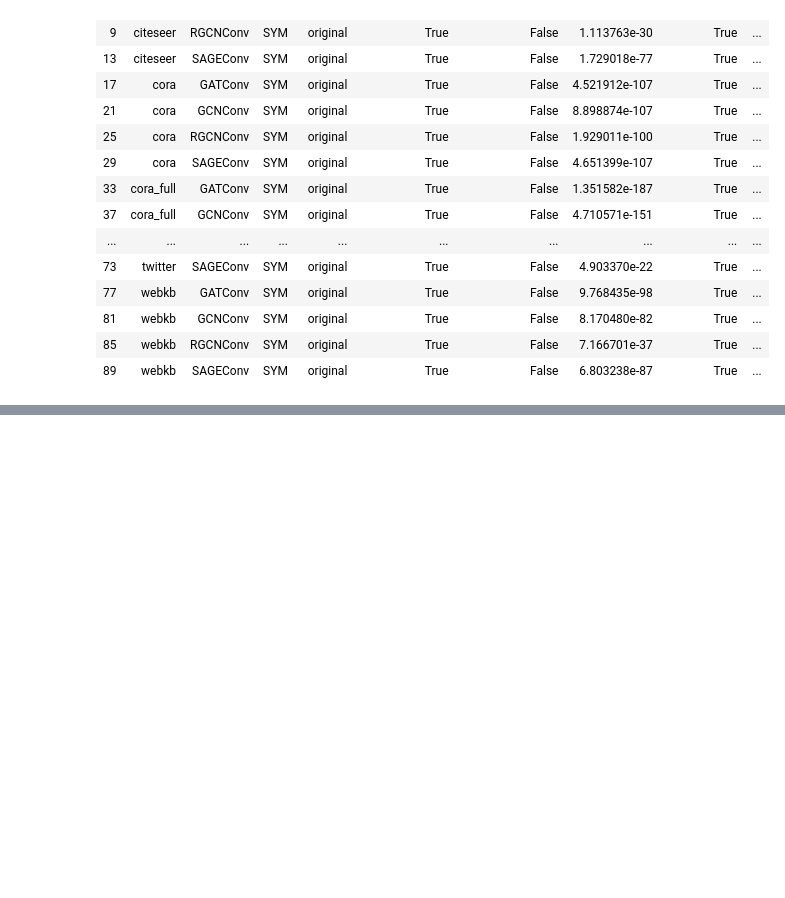
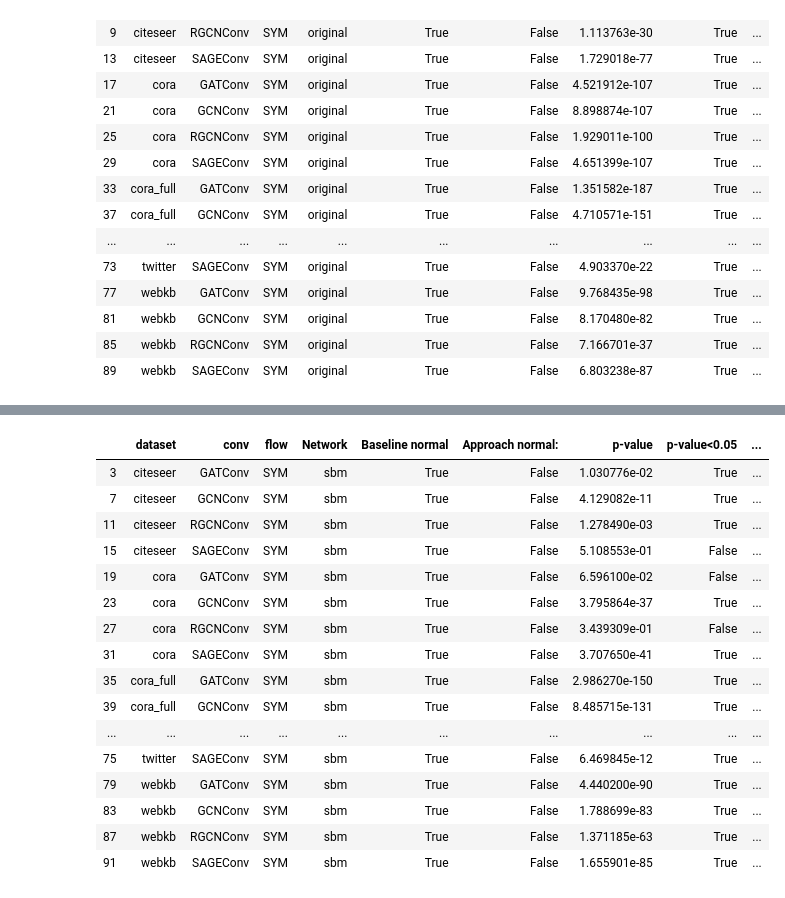
Before and after one commit to sqrhussain/structure-in-gnn, a Jupyter notebook: notebooks/statistical_significance.ipynb, the cells around one changed output, grey strips where cells are left out. Saved outputs shown, nothing was run; the diff lists cells and outputs as text; code cells hidden in the pictures; blank space fills up the shorter version.

Commit message:
Update statistical significance notebook.

```diff
--- a/notebooks/statistical_significance.ipynb
+++ b/notebooks/statistical_significance.ipynb
@@ -125,0 +126,20 @@ statistical_significances_df[(statistical_significances_df.Network=='conf')]
+# %%
+statistical_significances_df[(statistical_significances_df.Network=='sbm')]
+# %% [output]
+|  | dataset | conv | flow | Network | Baseline normal | Approach normal: | p-value | p-value<0.05 | ... |
+| 3 | citeseer | GATConv | SYM | sbm | True | False | 1.030776e-02 | True | ... |
+| 7 | citeseer | GCNConv | SYM | sbm | True | False | 4.129082e-11 | True | ... |
+| 11 | citeseer | RGCNConv | SYM | sbm | True | False | 1.278490e-03 | True | ... |
+| 15 | citeseer | SAGEConv | SYM | sbm | True | False | 5.108553e-01 | False | ... |
+| 19 | cora | GATConv | SYM | sbm | True | False | 6.596100e-02 | False | ... |
+| 23 | cora | GCNConv | SYM | sbm | True | False | 3.795864e-37 | True | ... |
+| 27 | cora | RGCNConv | SYM | sbm | True | False | 3.439309e-01 | False | ... |
+| 31 | cora | SAGEConv | SYM | sbm | True | False | 3.707650e-41 | True | ... |
+| 35 | cora_full | GATConv | SYM | sbm | True | False | 2.986270e-150 | True | ... |
+| 39 | cora_full | GCNConv | SYM | sbm | True | False | 8.485715e-131 | True | ... |
+| ... | ... | ... | ... | ... | ... | ... | ... | ... | ... |
+| 75 | twitter | SAGEConv | SYM | sbm | True | False | 6.469845e-12 | True | ... |
+| 79 | webkb | GATConv | SYM | sbm | True | False | 4.440200e-90 | True | ... |
+| 83 | webkb | GCNConv | SYM | sbm | True | False | 1.788699e-83 | True | ... |
+| 87 | webkb | RGCNConv | SYM | sbm | True | False | 1.371185e-63 | True | ... |
+| 91 | webkb | SAGEConv | SYM | sbm | True | False | 1.655901e-85 | True | ... |
```
Also changed, not shown: parts of 2 cells of this notebook.
